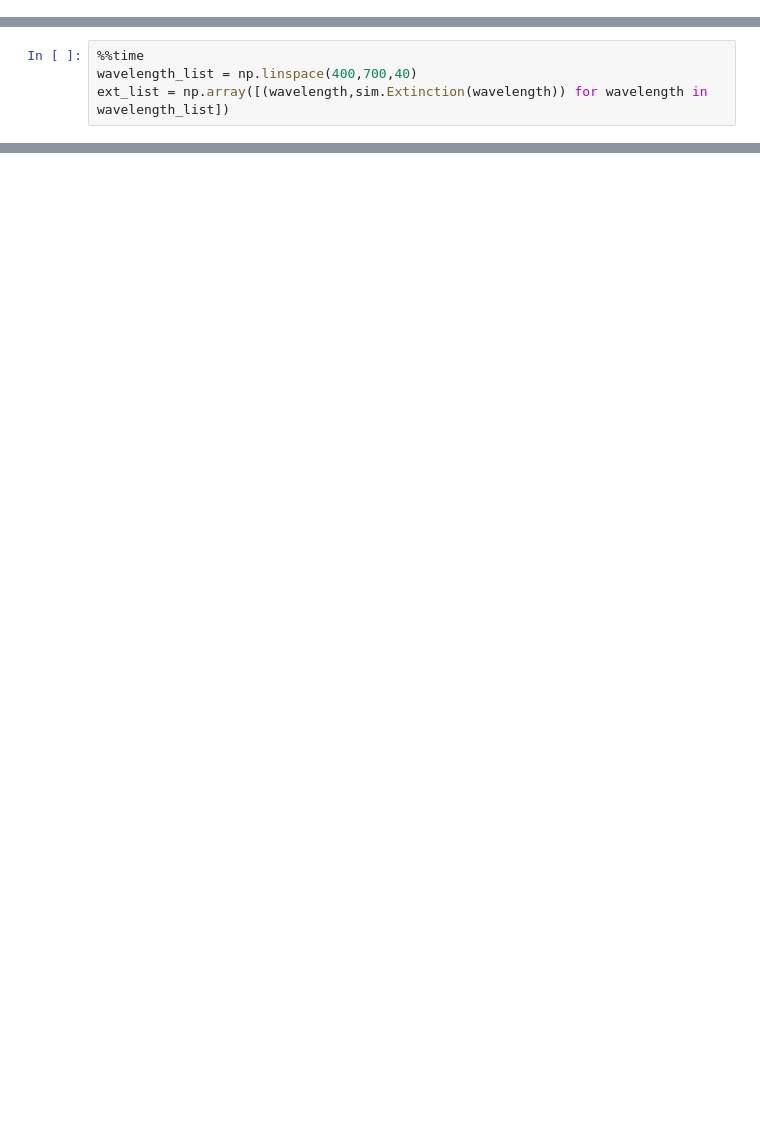
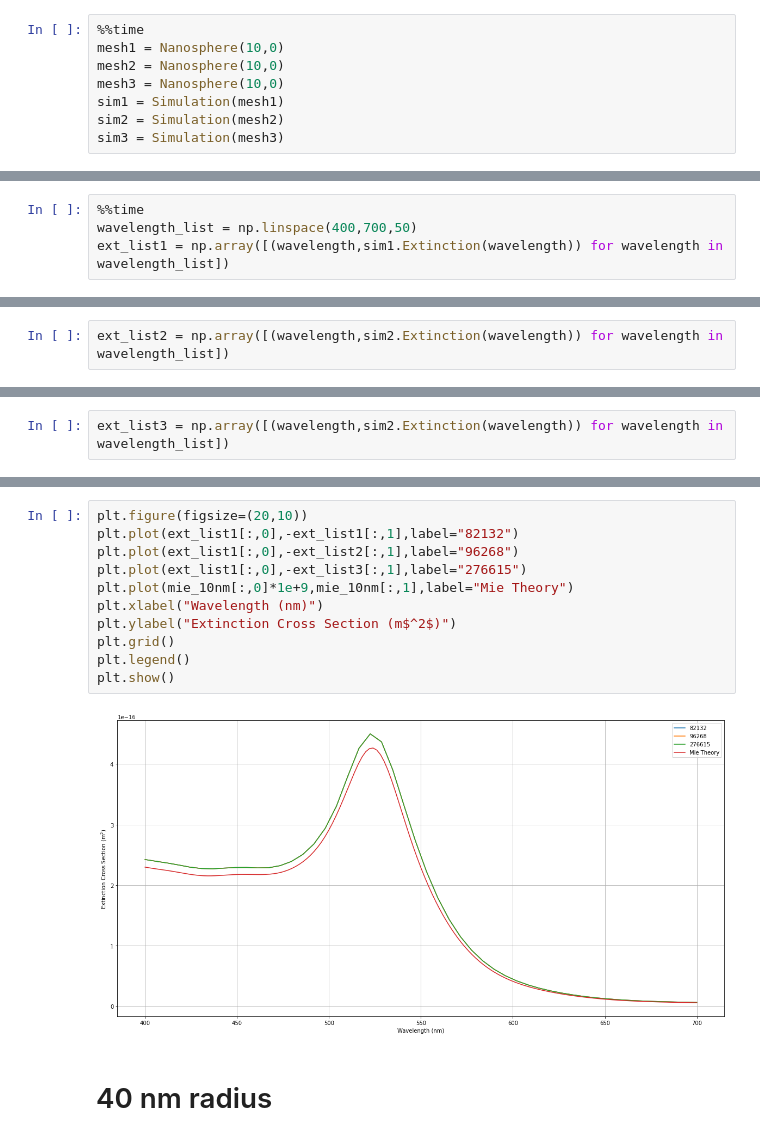
Before and after one commit to dreycenfoiles/LSPyR, a Jupyter notebook: Calculations.ipynb, the cells around one changed output, grey strips where cells are left out. Drawn from its saved outputs; the diff is of its cells as text; blank space fills up the shorter version.

```diff
--- a/Calculations.ipynb
+++ b/Calculations.ipynb
@@ -8,0 +7,8 @@ sim = Simulation(mesh)
+# %%
+%%time
+mesh1 = Nanosphere(10,0)
+mesh2 = Nanosphere(10,0)
+mesh3 = Nanosphere(10,0)
+sim1 = Simulation(mesh1)
+sim2 = Simulation(mesh2)
+sim3 = Simulation(mesh3)
@@ -14,6 +50,6 @@ NameError: name 'mt_mid' is not defined
 # %%
 %%time
-wavelength_list = np.linspace(400,700,40)
-ext_list = np.array([(wavelength,sim.Extinction(wavelength)) for wavelength in wavelength_list])
+wavelength_list = np.linspace(400,700,50)
+ext_list1 = np.array([(wavelength,sim1.Extinction(wavelength)) for wavelength in wavelength_list])
 # %% [output]
 Wavelength:  400.0
@@ -118,0 +72,2 @@ mie_list = np.array([[4.e-7, 1.536244381584591e-14], [4.02e-7, 1.534908091256722
+# %%
+ext_list2 = np.array([(wavelength,sim2.Extinction(wavelength)) for wavelength in wavelength_list])
@@ -118,0 +92,2 @@ mie_list = np.array([[4.e-7, 1.536244381584591e-14], [4.02e-7, 1.534908091256722
+# %%
+ext_list3 = np.array([(wavelength,sim2.Extinction(wavelength)) for wavelength in wavelength_list])
@@ -118,0 +112,15 @@ mie_list = np.array([[4.e-7, 1.536244381584591e-14], [4.02e-7, 1.534908091256722
+# %%
+plt.figure(figsize=(20,10))
+plt.plot(ext_list1[:,0],-ext_list1[:,1],label="82132")
+plt.plot(ext_list1[:,0],-ext_list2[:,1],label="96268")
+plt.plot(ext_list1[:,0],-ext_list3[:,1],label="276615")
+plt.plot(mie_10nm[:,0]*1e+9,mie_10nm[:,1],label="Mie Theory")
+plt.xlabel("Wavelength (nm)")
+plt.ylabel("Extinction Cross Section (m$^2$)")
+plt.grid()
+plt.legend()
+plt.show()
+# %% [output]
+[figure, added]
+# %% [markdown]
+# 40 nm radius
```
Also changed, not shown: parts of 21 cells of this notebook, 3 other files.
